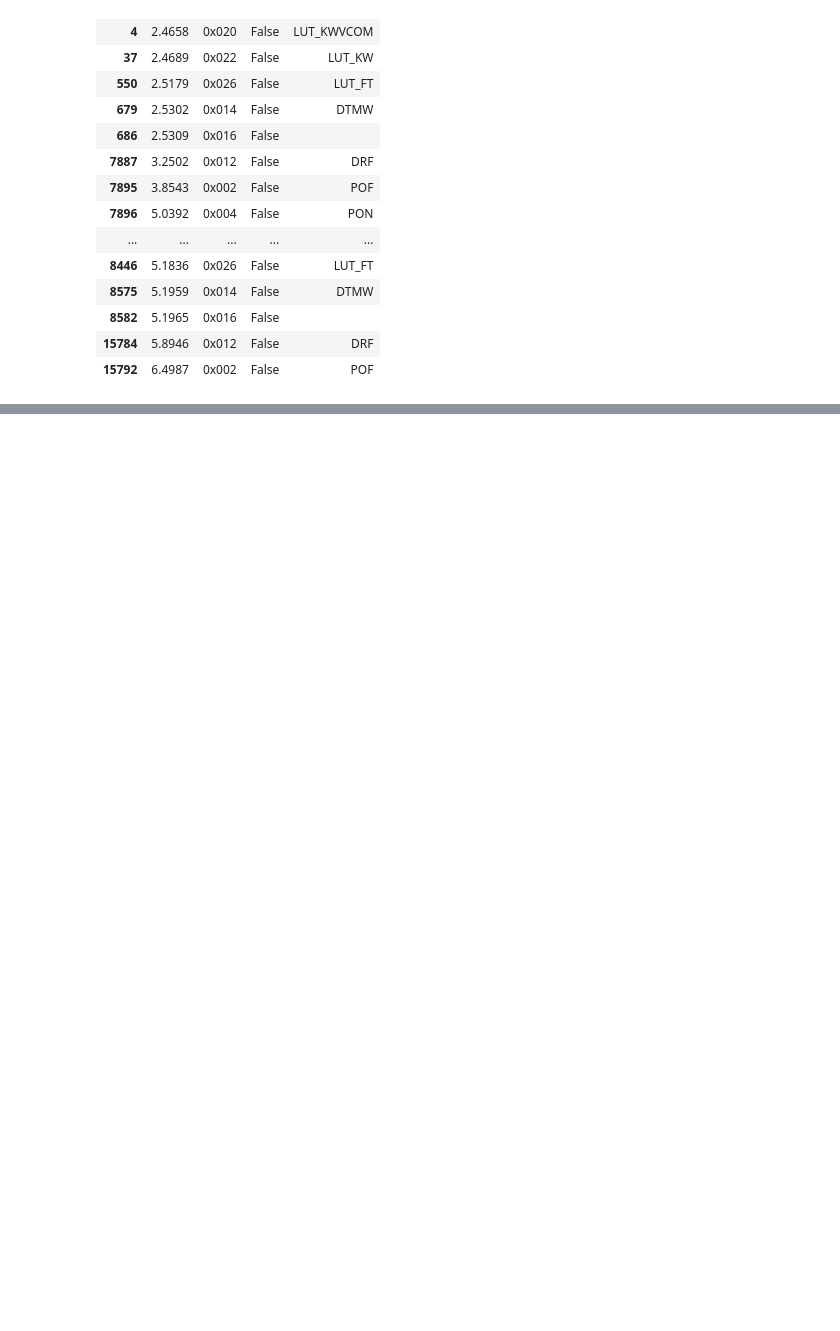
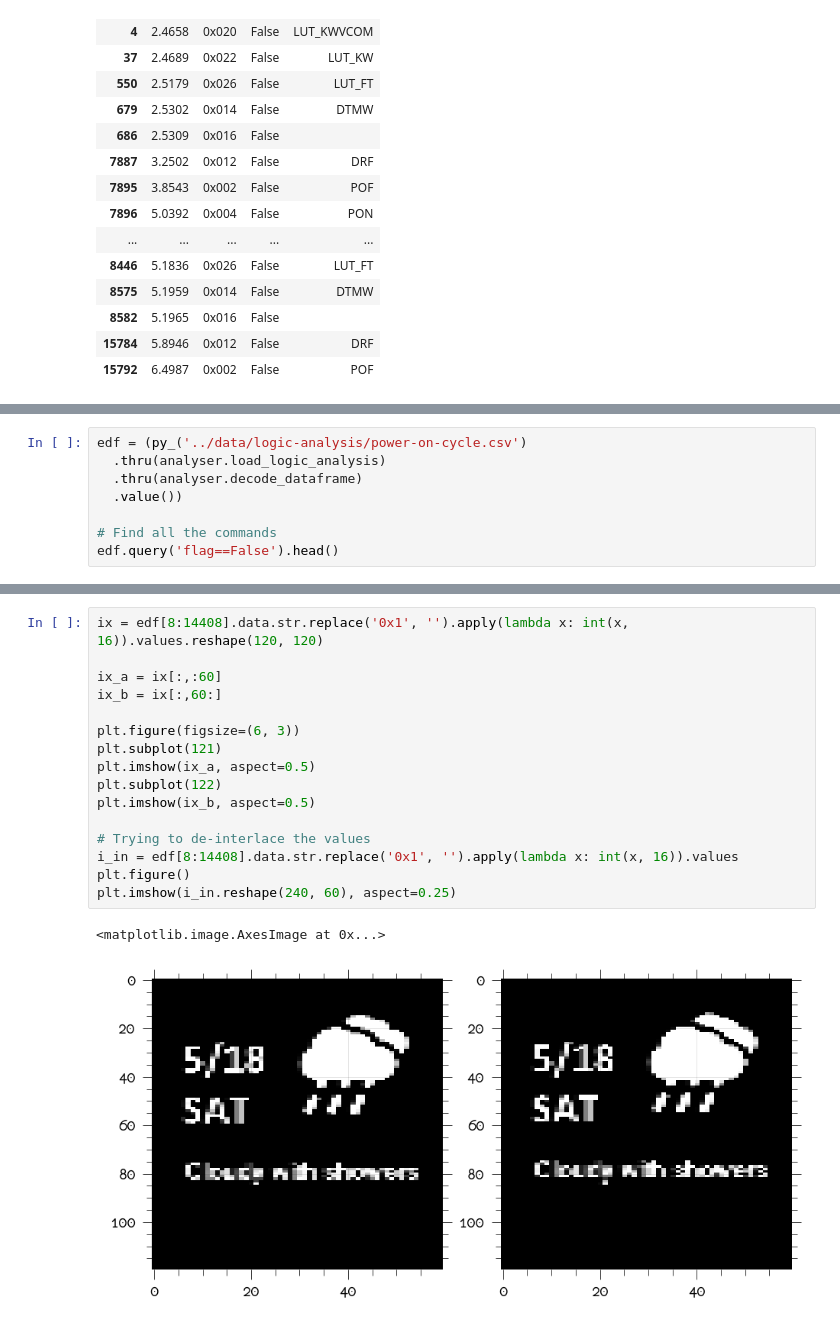
Before and after one commit to prashnts/betty-epd, a Jupyter notebook: notebooks/15-17--logic-analysis-spi.ipynb, the cells around one changed output, grey strips where cells are left out. Cells and saved outputs as stored; diff of their text form; blank space fills up the shorter version.

Commit message:
Add another logic sequence and update notebook with the recovered images

```diff
--- a/notebooks/15-17--logic-analysis-spi.ipynb
+++ b/notebooks/15-17--logic-analysis-spi.ipynb
@@ -58,0 +100,8 @@ edf.query('flag==False')
+# %%
+edf = (py_('../data/logic-analysis/power-on-cycle.csv')
+  .thru(analyser.load_logic_analysis)
+  .thru(analyser.decode_dataframe)
+  .value())
+
+# Find all the commands
+edf.query('flag==False').head()
@@ -58,0 +115,19 @@ edf.query('flag==False')
+# %%
+ix = edf[8:14408].data.str.replace('0x1', '').apply(lambda x: int(x, 16)).values.reshape(120, 120)
+
+ix_a = ix[:,:60]
+ix_b = ix[:,60:]
+
+plt.figure(figsize=(6, 3))
+plt.subplot(121)
+plt.imshow(ix_a, aspect=0.5)
+plt.subplot(122)
+plt.imshow(ix_b, aspect=0.5)
+
+# Trying to de-interlace the values
+i_in = edf[8:14408].data.str.replace('0x1', '').apply(lambda x: int(x, 16)).values
+plt.figure()
+plt.imshow(i_in.reshape(240, 60), aspect=0.25)
+# %% [output]
+<matplotlib.image.AxesImage at 0x...>
+[figure, added]
```
Also changed, not shown: parts of 7 cells of this notebook, 1 other file.
